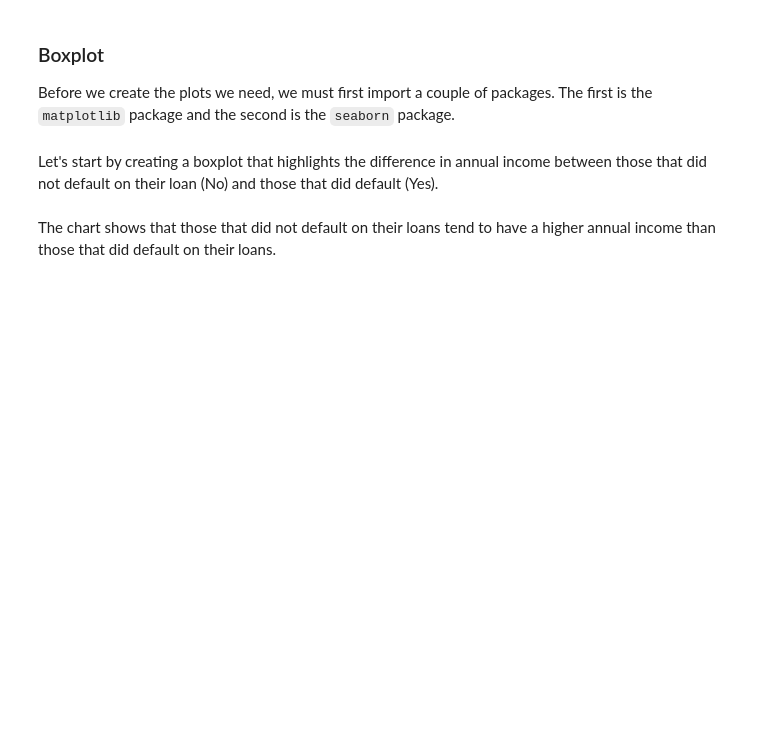
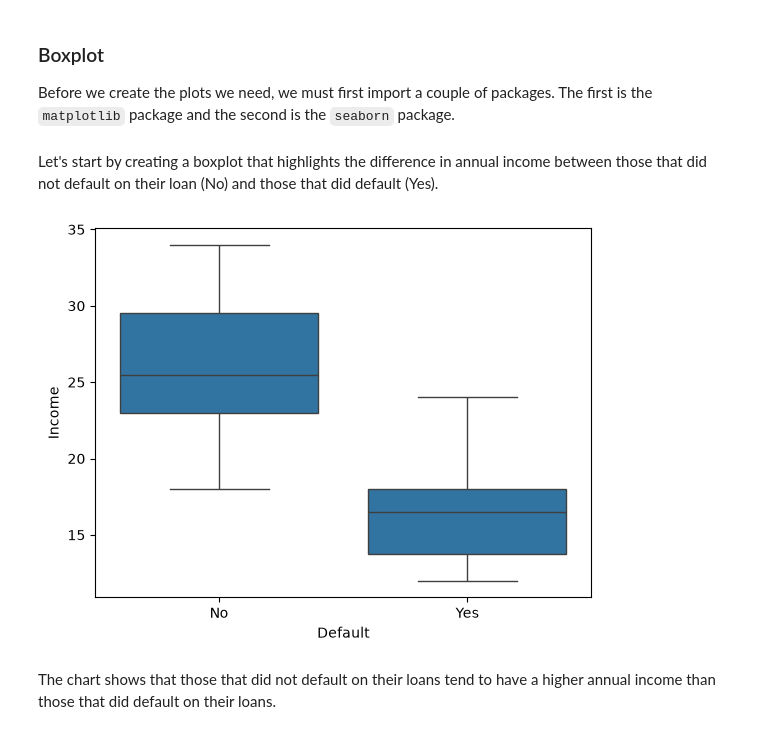
Before and after one commit to fabiolentz/machine-learning-with-python-logistic-regression-3211129, a Jupyter notebook: src/03b.ipynb, the cells around one changed output. Cells and saved outputs as stored; diff of their text form; code cells hidden in the pictures; blank space fills up the shorter version.

```diff
--- a/src/03b.ipynb
+++ b/src/03b.ipynb
@@ -16,5 +16,7 @@ Before we import our data, we must first import the `pandas` package.
 import pandas as pd
 # %% [markdown]
 Now, we can import our data into a dataframe called `loan`.
+# %%
+loan = pd.read_csv('loan.csv')
 # %% [markdown]
 To verify that the import worked as expected, let’s use the `head()` method of the pandas dataframe to preview the data.
@@ -48,6 +84,10 @@ from matplotlib import pyplot as plt
 import seaborn as sns
 # %% [markdown]
 Let's start by creating a boxplot that highlights the difference in annual income between those that did not default on their loan (No) and those that did default (Yes).
+# %%
+ax = sns.boxplot(data = loan, x = 'Default', y = 'Income')
+# %% [output]
+[figure, added]
 # %% [markdown]
 The chart shows that those that did not default on their loans tend to have a higher annual income than those that did default on their loans.
 # %% [markdown]
```
Also changed, not shown: parts of 6 cells of this notebook.
